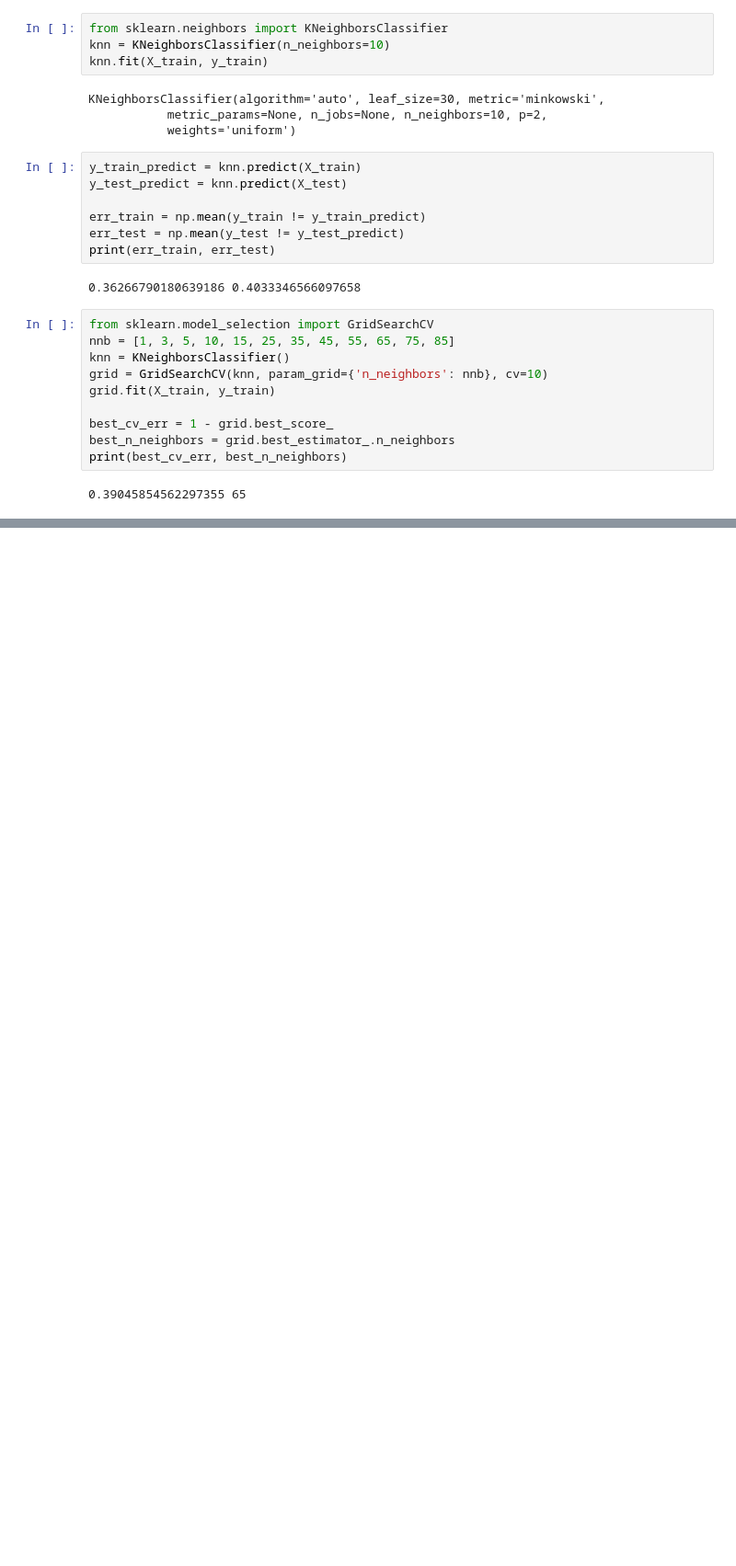
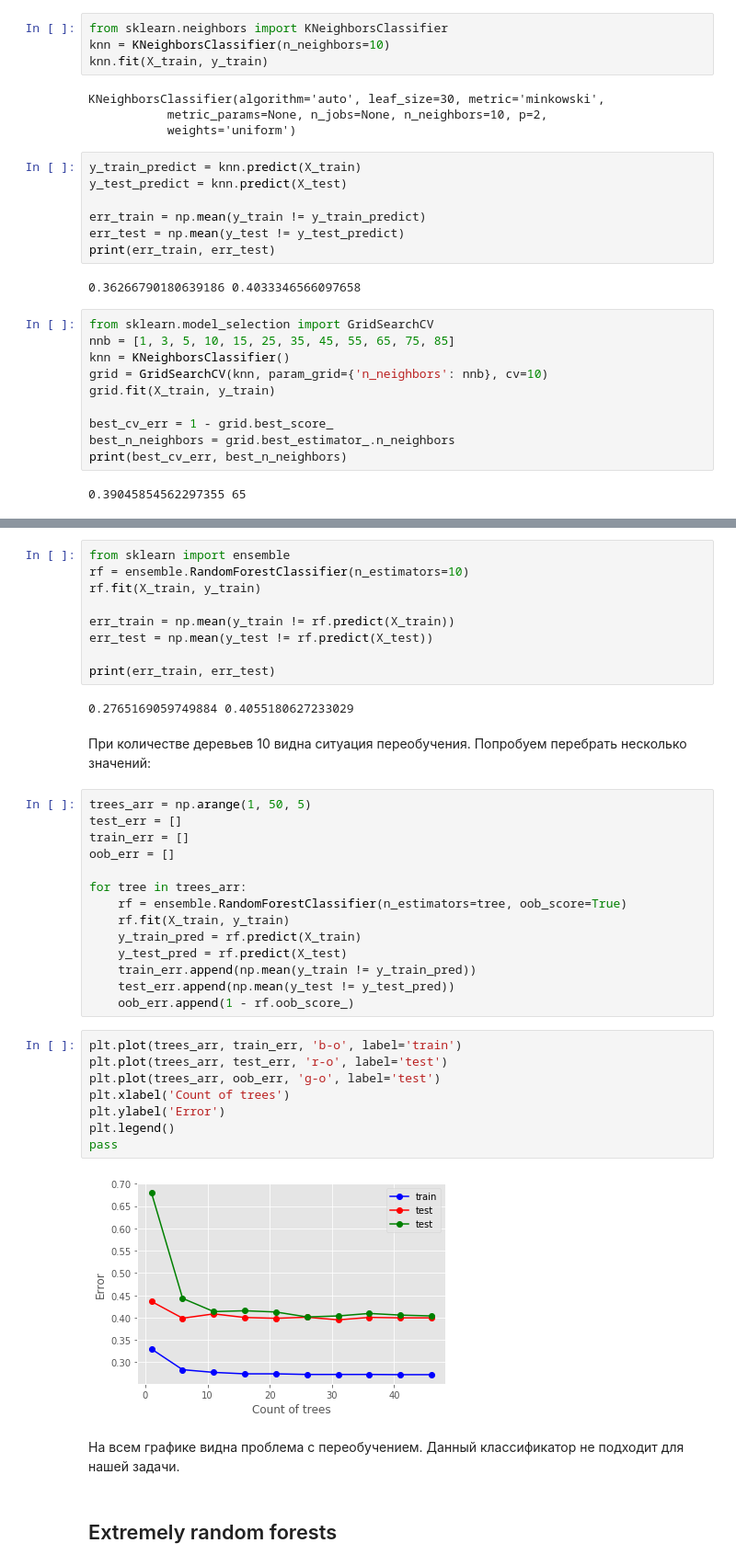
Before and after one commit to RyabininK4/MachineLearning, a Jupyter notebook: Lab.ipynb, the cells around one changed output, grey strips where cells are left out. Shown at 92% size. Drawn from its saved outputs; the diff is of its cells as text; blank space fills up the shorter version.

```diff
--- a/Lab.ipynb
+++ b/Lab.ipynb
@@ -195,0 +295,41 @@ print(best_cv_err, best_n_neighbors)
+# %%
+from sklearn import ensemble
+rf = ensemble.RandomForestClassifier(n_estimators=10)
+rf.fit(X_train, y_train)
+
+err_train = np.mean(y_train != rf.predict(X_train))
+err_test = np.mean(y_test != rf.predict(X_test))
+
+print(err_train, err_test)
+# %% [output]
+0.2765169059749884 0.4055180627233029
+# %% [markdown]
+При количестве деревьев 10 видна ситуация переобучения. Попробуем перебрать несколько значений:
+# %%
+trees_arr = np.arange(1, 50, 5)
+test_err = []
+train_err = []
+oob_err = []
+
+for tree in trees_arr:
+    rf = ensemble.RandomForestClassifier(n_estimators=tree, oob_score=True)
+    rf.fit(X_train, y_train)
+    y_train_pred = rf.predict(X_train)
+    y_test_pred = rf.predict(X_test)
+    train_err.append(np.mean(y_train != y_train_pred))
+    test_err.append(np.mean(y_test != y_test_pred))
+    oob_err.append(1 - rf.oob_score_)
+# %%
+plt.plot(trees_arr, train_err, 'b-o', label='train')
+plt.plot(trees_arr, test_err, 'r-o', label='test')
+plt.plot(trees_arr, oob_err, 'g-o', label='test')
+plt.xlabel('Count of trees')
+plt.ylabel('Error')
+plt.legend()
+pass
+# %% [output]
+[figure, added]
+# %% [markdown]
+На всем графике видна проблема с переобучением. Данный классификатор не подходит для нашей задачи.
+# %% [markdown]
+## Extremely random forests
```
Also changed, not shown: parts of 53 cells of this notebook.
